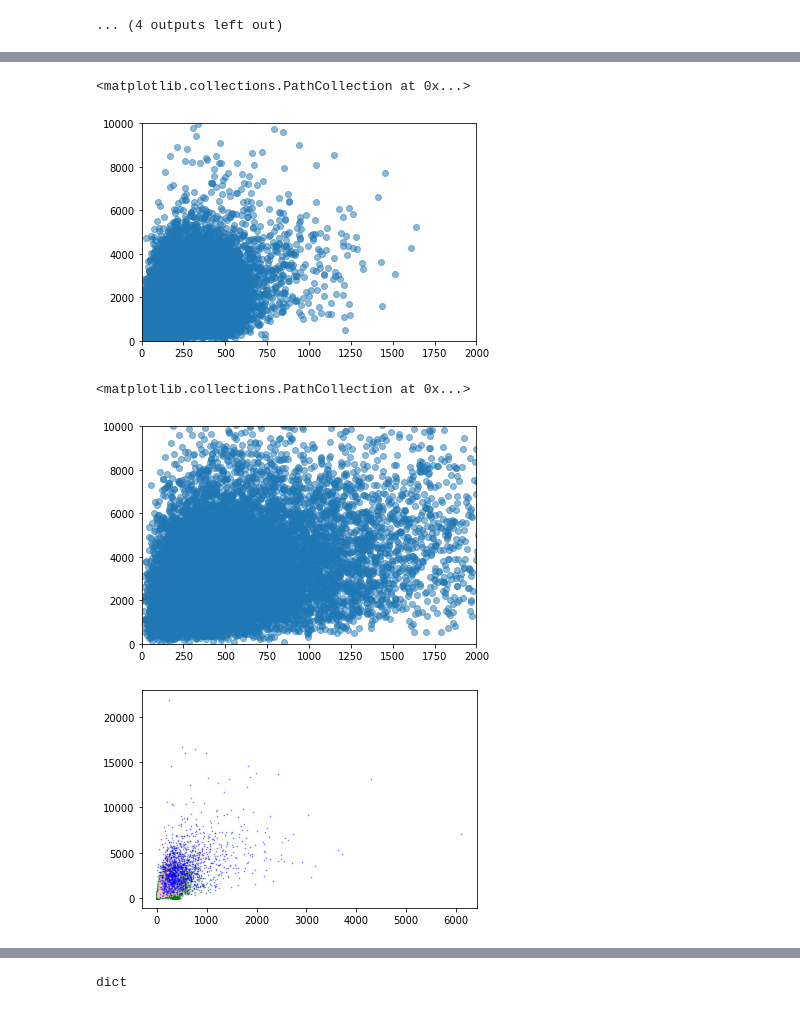
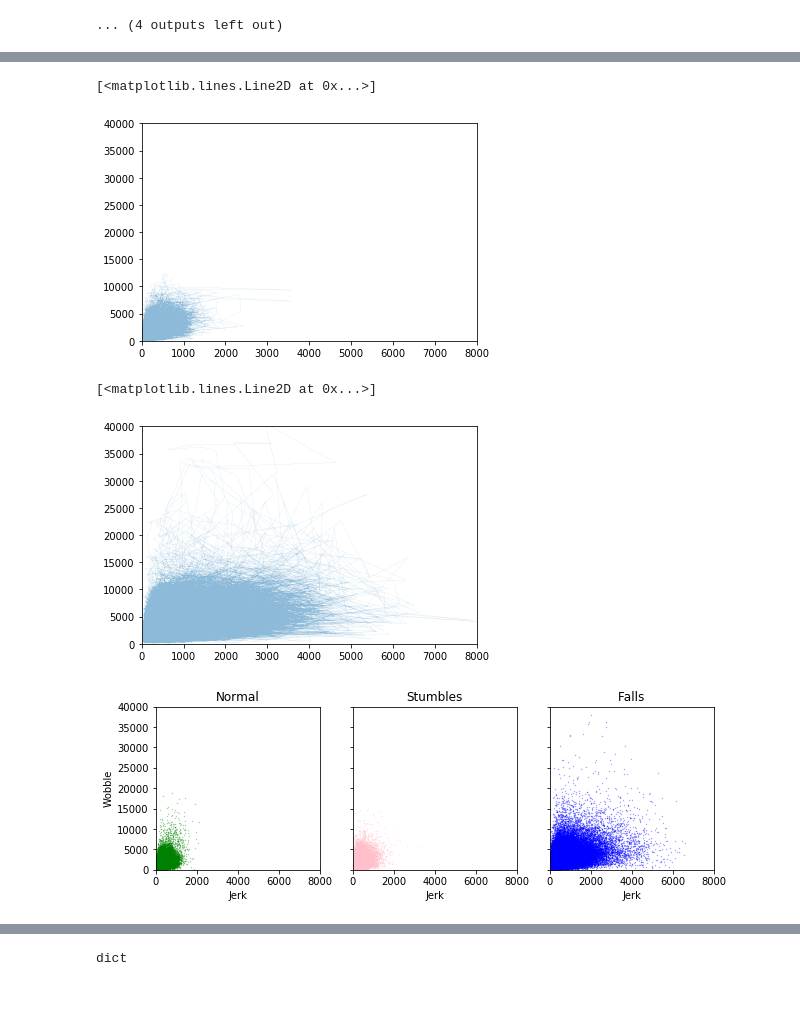
Before and after one commit to patchmemory/wobblewatch, a Jupyter notebook: code/notebooks/SisFall-EDA-ClassComparison.ipynb, the cells around one changed output, grey strips where cells are left out. Drawn from its saved outputs; the diff is of its cells as text; code cells hidden in the pictures.

```diff
--- a/code/notebooks/SisFall-EDA-ClassComparison.ipynb
+++ b/code/notebooks/SisFall-EDA-ClassComparison.ipynb
@@ -26,8 +26,21 @@ def load_summary_as_df(fname):
     df.sort_values('ID')
     return df
 
-subjects = load_summary_as_df("Subjects.txt")
-activity = load_summary_as_df("Activities.txt")
+def fpath_overview(fname):
+    _fp = os.path.abspath('.')
+    _hp = "wobblewatch"
+    _fp = _fp.split(_hp)[0]
+    return os.path.abspath("%s/%s/data/sisfall/overview/%s" % (_fp, _hp, fname))
+
+def fpath_data(fname):
+    _fp = os.path.abspath('.')
+    _hp = "wobblewatch"
+    _fp = _fp.split(_hp)[0]
+    return os.path.abspath("%s/%s/data/sisfall/enhanced/%s" % (_fp, _hp, fname))
+
+
+subjects = load_summary_as_df(fpath_overview("Subjects.txt"))
+activity = load_summary_as_df(fpath_overview("Activities.txt"))
 # %%
 subjects
 # %% [output]
@@ -82,7 +95,7 @@ for _type in types:
     for _s in subjects.ID:
     #     for _a in activity.ID:
         for _a in activity[activity['ID'].str.contains(_type)]['ID']:
-            dpath = os.path.abspath(_s)
+            dpath = os.path.abspath(fpath_data(_s))
             fpath = os.path.join(dpath,_a)
             files = glob.glob("%s*.pkl" % fpath)
             if len(files) > 0:
@@ -147,7 +160,7 @@ We need a consistent way to get the filepath, so here's a function for that:
 # %%
 def fpath(sub,act,trial, ext='pkl'):
     _fn = "%s_%s_%s.%s" % (act,sub,trial,ext)
-    _fp = os.path.abspath(sub)
+    _fp = os.path.abspath(fpath_data(sub))
     _fp = os.path.join(_fp,_fn)
     print(_fp)
     return _fp
@@ -357,7 +370,7 @@ df =  60
 [figure]
 ... (4 outputs left out)
 # %%
-i = 40
+i = 10
 net_delta = {'F': {}, 'T': {}}
 
 for label in [0,1,2]:
@@ -379,23 +395,36 @@ plt.scatter(net_delta['F'][0][::nth],net_delta['T'][0][::nth], alpha=0.5)
 # %%
-nth = 10
-plt.xlim([0,2000])
-plt.ylim([0,10000])
-plt.scatter(net_delta['F'][1][::nth],net_delta['T'][1][::nth], alpha=0.5)
+nth = 1
+# plt.xlim([0,2000])
+# plt.ylim([0,10000])
+# plt.scatter(net_delta['F'][1][::nth],net_delta['T'][1][::nth], alpha=0.5, s=0.1)
+plt.xlim([0,8000])
+plt.ylim([0,40000])
+plt.plot(net_delta['F'][1][::nth],net_delta['T'][1][::nth], alpha=0.5, linewidth=0.1)
 # %% [output]
-<matplotlib.collections.PathCollection at 0x...>
+[<matplotlib.lines.Line2D at 0x...>]
-[figure, old version]
+[figure, new version]
 # %%
-nth = 10
-plt.xlim([0,2000])
-plt.ylim([0,10000])
-plt.scatter(net_delta['F'][2][::nth],net_delta['T'][2][::nth], alpha=0.5)
+nth = 1
+plt.xlim([0,8000])
+plt.ylim([0,40000])
+# plt.scatter(net_delta['F'][2][::nth],net_delta['T'][2][::nth], alpha=0.5, s=0.1)\
+plt.plot(net_delta['F'][2][::nth],net_delta['T'][2][::nth], alpha=0.5, linewidth=0.1)
 # %% [output]
-<matplotlib.collections.PathCollection at 0x...>
+[<matplotlib.lines.Line2D at 0x...>]
-[figure, old version]
+[figure, new version]
 # %%
-nth = 100
+nth = 1
 cdict = {0: 'green', 1: 'pink', 2: 'blue'}
+ndict = {0: 'Normal', 1: 'Stumbles', 2: 'Falls'}
+
+fig, ax = plt.subplots(nrows=1, ncols=3, figsize=(10,3),sharey=True)
 for label in [0,1,2]:
-    plt.scatter(net_delta['F'][label][::nth],net_delta['T'][label][::nth], c=cdict[label], alpha=0.5, s=0.3)
+    ax[label].set_xlim([0,8000])
+    ax[label].set_ylim([0,40000])
+    ax[label].scatter(net_delta['F'][label][::nth],net_delta['T'][label][::nth], c=cdict[label], alpha=0.5, s=0.1)
+    ax[label].set_title(ndict[label])
+    ax[label].set_xlabel("Jerk")
+    if label == 0:
+        ax[label].set_ylabel("Wobble")
 # %% [output]
-[figure, old version]
+[figure, new version]
```
Also changed, not shown: parts of 4 cells of this notebook, 10 other files.
